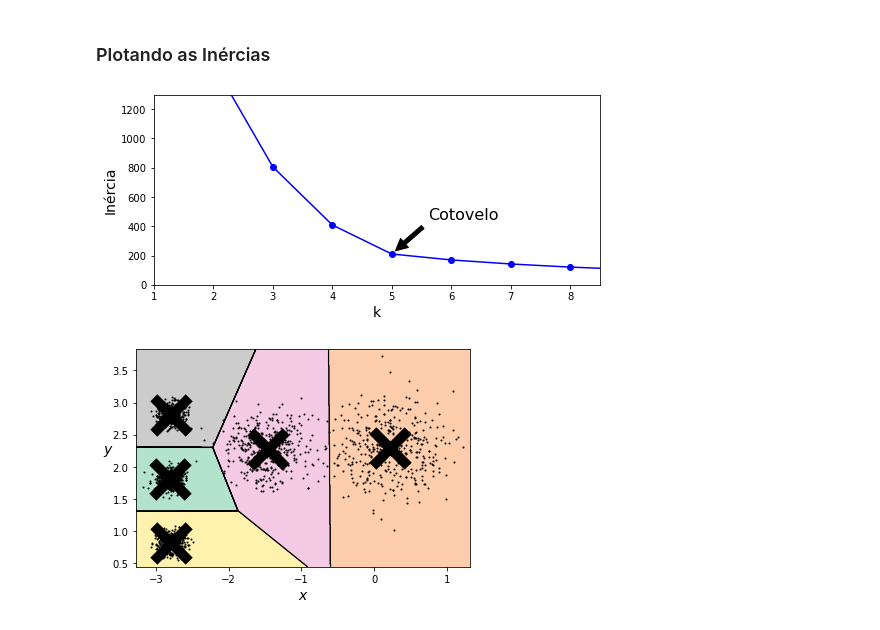
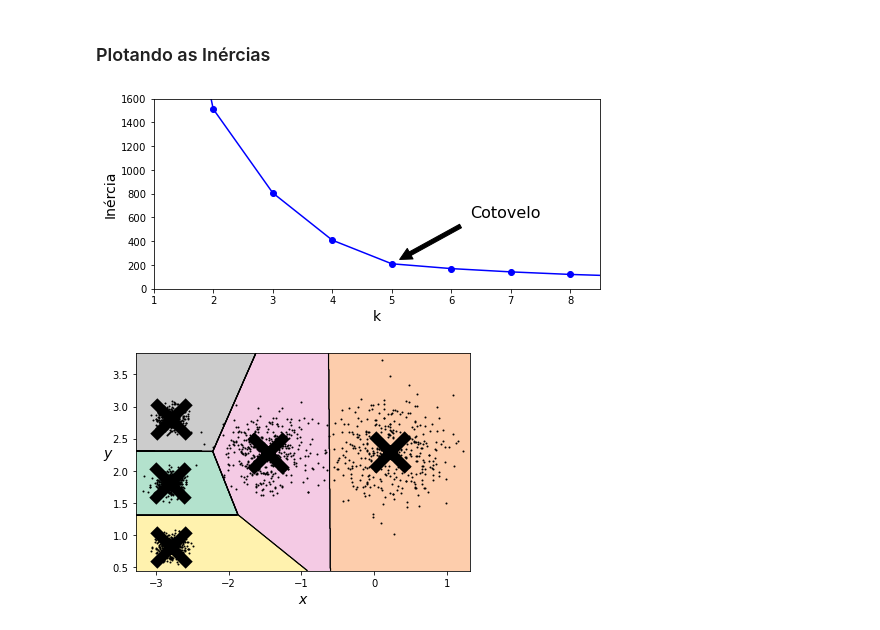
Before and after one commit to storopoli/ciencia-de-dados, a Jupyter notebook: notebooks/Aula_17_Clusterizacao.ipynb, the cells around one changed output. Saved outputs shown, nothing was run; the diff lists cells and outputs as text; code cells hidden in the pictures.

```diff
--- a/notebooks/Aula_17_Clusterizacao.ipynb
+++ b/notebooks/Aula_17_Clusterizacao.ipynb
@@ -66,7 +66,7 @@ Sinta-se à vontade em manipular o número de centroides com a variável `k`
 # %%
 from sklearn.cluster import KMeans
 
-k = 5
+k = 10
 kmeans = KMeans(n_clusters=k, random_state=123)
 y_pred = kmeans.fit_predict(X)
 # %% [markdown]
@@ -158,23 +158,23 @@ plt.show()
 # %%
 kmeans_per_k = [KMeans(n_clusters=k, random_state=123).fit(X)
                 for k in range(1, 10)]
 inertias = [model.inertia_ for model in kmeans_per_k]
 
 plt.figure(figsize=(8, 3.5))
 plt.plot(range(1, 10), inertias, "bo-")
 plt.xlabel("k", fontsize=14)
 plt.ylabel("Inércia", fontsize=14)
 plt.annotate('Cotovelo',
              xy=(5, inertias[4]),
              xytext=(0.65, 0.45),
              textcoords='figure fraction',
              fontsize=16,
              arrowprops=dict(facecolor='black', shrink=0.1)
             )
-plt.axis([1, 8.5, 0, 1300])
+plt.axis([1, 8.5, 0, 1600])
 plt.show()
 # %% [output]
-[figure, old version]
+[figure, new version]
 # %%
 plot_decision_boundaries(kmeans_per_k[5-1], X)
 plt.show()
```
Also changed, not shown: parts of 1 cell of this notebook, 1 other file.
